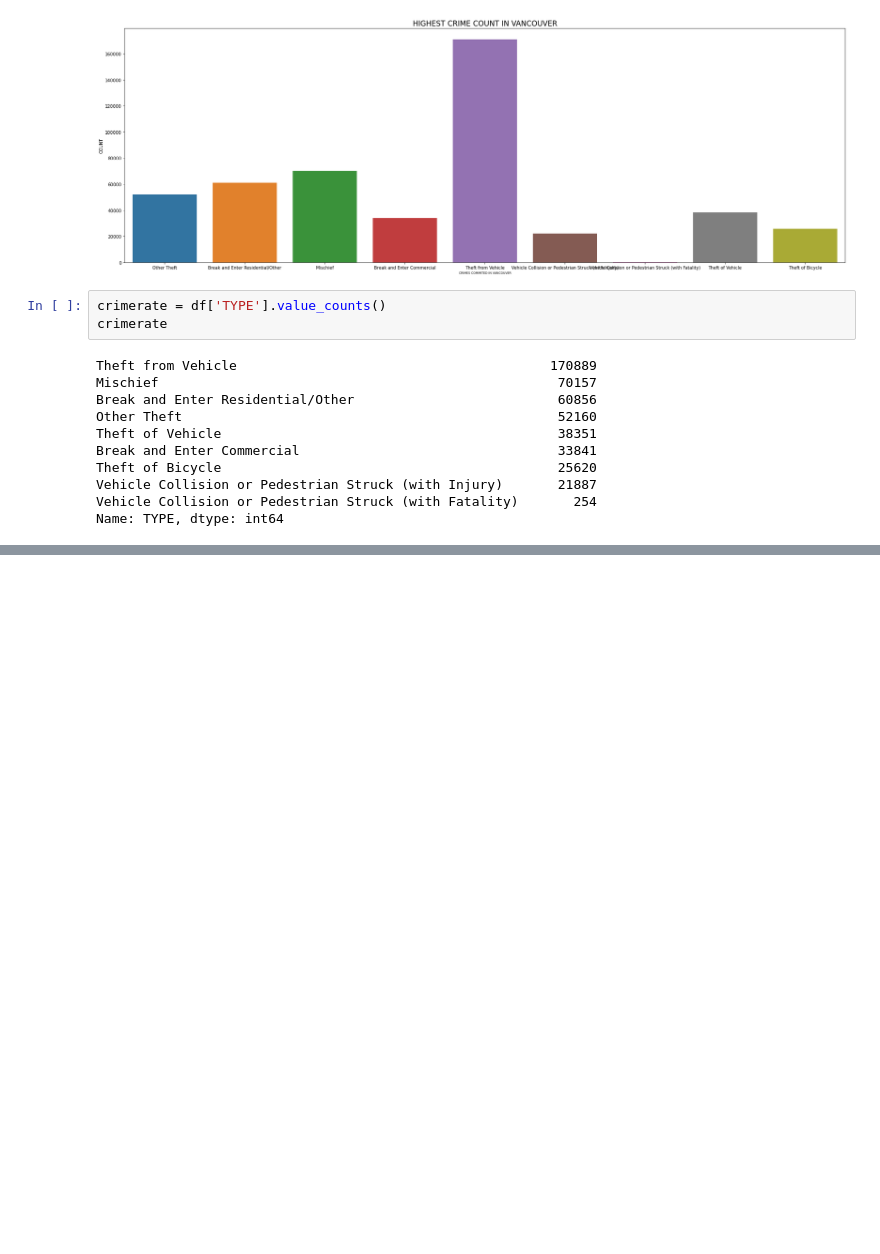
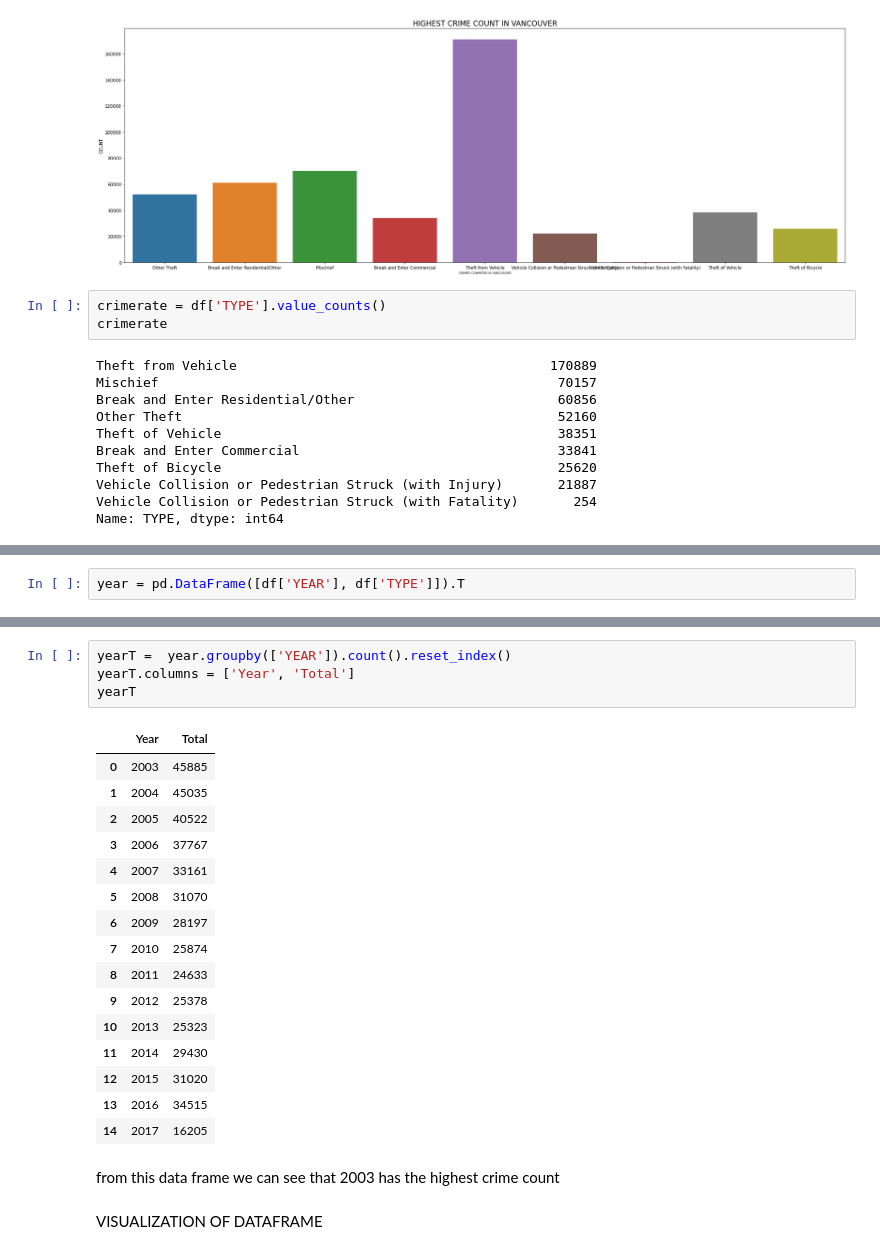
Before and after one commit to damolaosho/crime-analysis-vancouver, a Jupyter notebook: crime-analysis.ipynb, the cells around one changed output, grey strips where cells are left out. Drawn from its saved outputs; the diff is of its cells as text; blank space fills up the shorter version.

```diff
--- a/crime-analysis.ipynb
+++ b/crime-analysis.ipynb
@@ -212,0 +183,2 @@ KeyError: "['YEAR'] not found in axis"
+# %%
+year = pd.DataFrame([df['YEAR'], df['TYPE']]).T
@@ -212,0 +194,25 @@ KeyError: "['YEAR'] not found in axis"
+# %%
+yearT =  year.groupby(['YEAR']).count().reset_index()
+yearT.columns = ['Year', 'Total']
+yearT
+# %% [output]
+|  | Year | Total |
+| 0 | 2003 | 45885 |
+| 1 | 2004 | 45035 |
+| 2 | 2005 | 40522 |
+| 3 | 2006 | 37767 |
+| 4 | 2007 | 33161 |
+| 5 | 2008 | 31070 |
+| 6 | 2009 | 28197 |
+| 7 | 2010 | 25874 |
+| 8 | 2011 | 24633 |
+| 9 | 2012 | 25378 |
+| 10 | 2013 | 25323 |
+| 11 | 2014 | 29430 |
+| 12 | 2015 | 31020 |
+| 13 | 2016 | 34515 |
+| 14 | 2017 | 16205 |
+# %% [markdown]
+from this data frame we can see that 2003 has the highest crime count
+# %% [markdown]
+VISUALIZATION OF DATAFRAME
```
Also changed, not shown: parts of 7 cells of this notebook.
